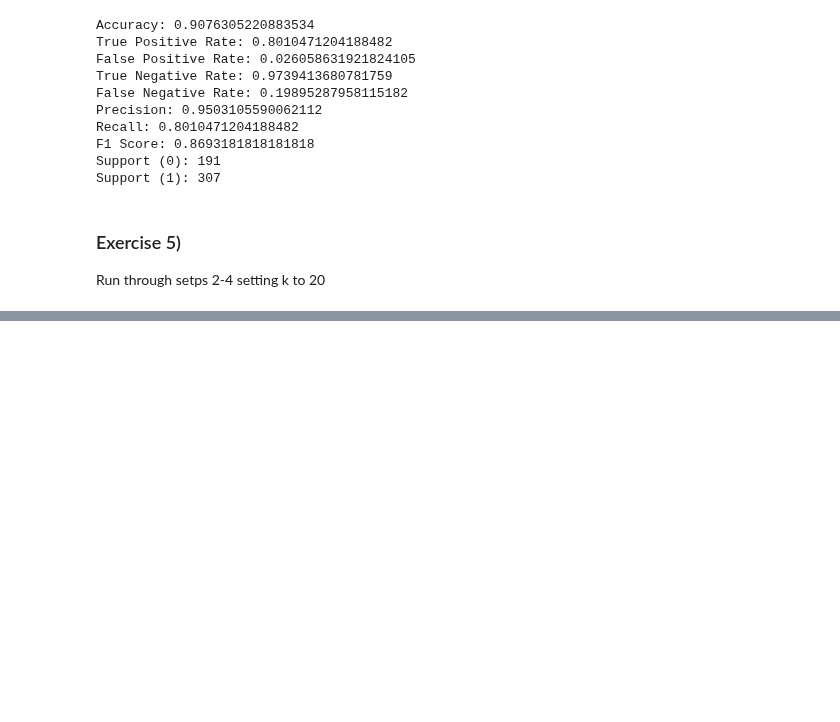
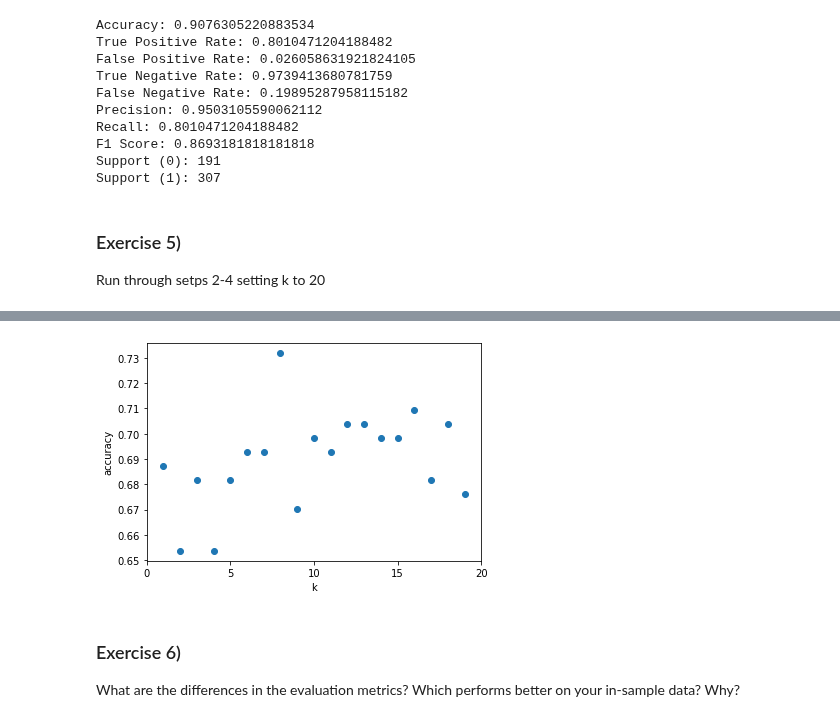
Before and after one commit to jeneyring/classification-exercises, a Jupyter notebook: model.ipynb, the cells around one changed output, grey strips where cells are left out. Drawn from its saved outputs; the diff is of its cells as text; code cells hidden in the pictures; blank space fills up the shorter version.

Commit message:
finished knn exercises

```diff
--- a/model.ipynb
+++ b/model.ipynb
@@ -883,0 +869,29 @@ y_pred_proba=knn.predict_proba(X_train)
+# %%
+k_range = list(range(1,21))
+listed = []
+
+for k in range(1,20):
+    # Make the model
+    knn = KNeighborsClassifier(n_neighbors = k_range[k],
+                               weights = 'uniform')
+
+    # Fit the model (on train and only train)
+    knn = knn.fit(X_train, y_train)
+
+    # Use the model
+    # We'll evaluate the model's performance on train, first
+    in_sample_accuracy = knn.score(X_train, y_train)
+
+    out_of_sample_accuracy = knn.score(X_validate, y_validate)
+
+    output = {
+        "n_neighbors": k_range[k],
+        "train_accuracy": in_sample_accuracy,
+        "validate_accuracy": out_of_sample_accuracy
+    }
+
+    listed.append(output)
+
+df = pd.DataFrame(listed)
+df["difference"] = df.train_accuracy - df.validate_accuracy
+df
@@ -883,0 +918,20 @@ y_pred_proba=knn.predict_proba(X_train)
+# %%
+import matplotlib.pyplot as plt
+k_range = range(1, 20)
+scores = []
+for k in k_range:
+    knn = KNeighborsClassifier(n_neighbors = k)
+    knn.fit(X_train, y_train)
+    scores.append(knn.score(X_test, y_test))
+plt.figure()
+plt.xlabel('k')
+plt.ylabel('accuracy')
+plt.scatter(k_range, scores)
+plt.xticks([0,5,10,15,20])
+plt.show()
+#this helps be see that around 6/7 for n_neighbors has the highest accuracy...
+# %% [output]
+[figure, added]
+# %% [markdown]
+### Exercise 6)
+What are the differences in the evaluation metrics? Which performs better on your in-sample data? Why?
```
Also changed, not shown: parts of 9 cells of this notebook.
